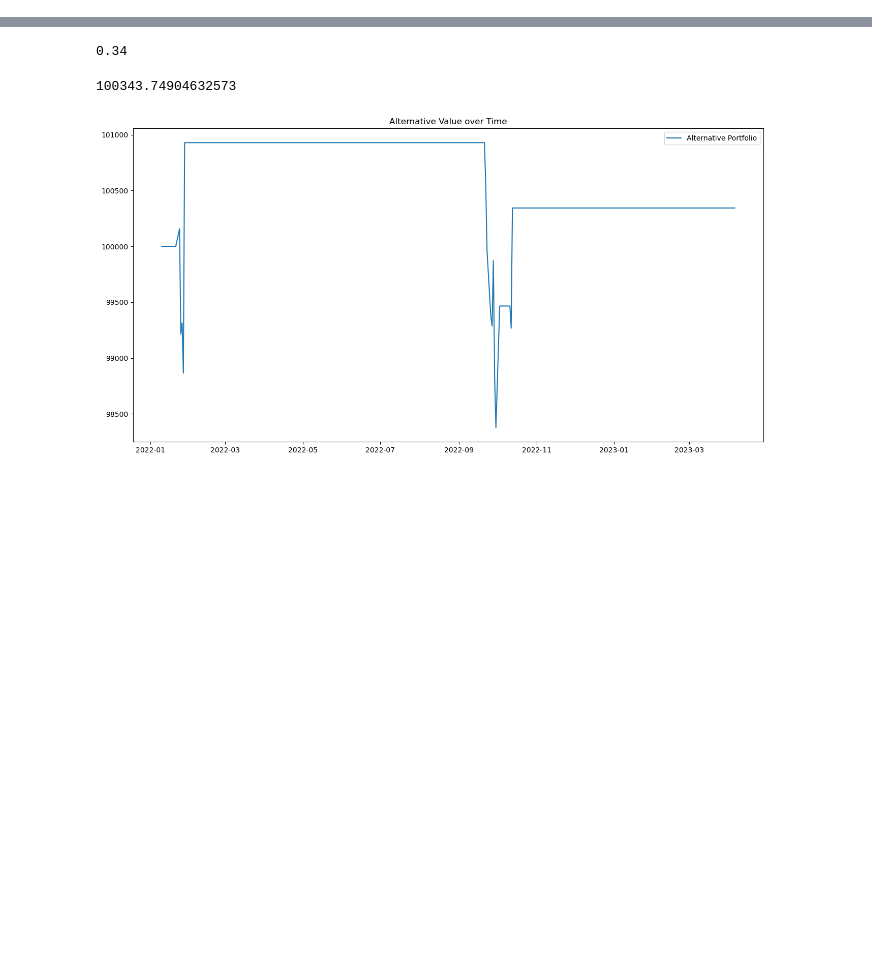
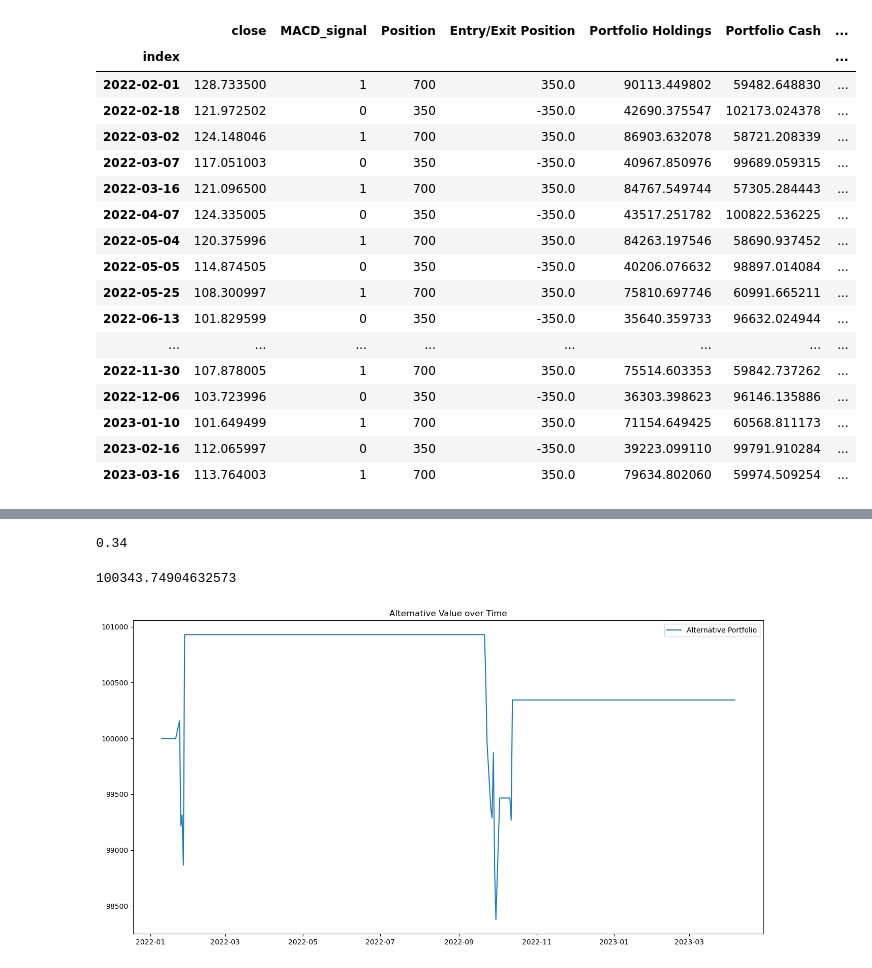
Before and after one commit to tlchampion/mwp_algorithmic_trading, a Jupyter notebook: project2_dev.ipynb, the cells around one changed output, grey strips where cells are left out. Cells and saved outputs as stored; diff of their text form; code cells hidden in the pictures; blank space fills up the shorter version.

```diff
--- a/project2_dev.ipynb
+++ b/project2_dev.ipynb
@@ -30,3 +30,18 @@ import datetime
 # %% [output]
 [interactive output not drawn]
 [interactive output not drawn]
+# %%
+df_conservative = pd.read_csv(Path(f"./data/performance/performance_data_rsi_conservative.csv"),
+                 index_col='index', parse_dates=True, infer_datetime_format=True)
+
+df_balanced = pd.read_csv(Path(f"./data/performance/performance_data_macd_balanced.csv"),
+                 index_col='index', parse_dates=True, infer_datetime_format=True)
+
+df_growth = pd.read_csv(Path(f"./data/performance/performance_data_macd_growth.csv"),
+                 index_col='index', parse_dates=True, infer_datetime_format=True)
+
+df_aggressive = pd.read_csv(Path(f"./data/performance/performance_data_macd_aggressive.csv"),
+                 index_col='index', parse_dates=True, infer_datetime_format=True)
+
+df_alternative = pd.read_csv(Path(f"./data/performance/performance_data_macd_alternative.csv"),
+                 index_col='index', parse_dates=True, infer_datetime_format=True)
@@ -32,0 +124,21 @@ import datetime
+# %%
+df_aggressive[df_aggressive['Entry/Exit Position'] != 0]
+# %% [output]
+|  | close | MACD_signal | Position | Entry/Exit Position | Portfolio Holdings | Portfolio Cash | ... |
+| index |  |  |  |  |  |  | ... |
+| 2022-02-01 | 128.733500 | 1 | 700 | 350.0 | 90113.449802 | 59482.648830 | ... |
+| 2022-02-18 | 121.972502 | 0 | 350 | -350.0 | 42690.375547 | 102173.024378 | ... |
+| 2022-03-02 | 124.148046 | 1 | 700 | 350.0 | 86903.632078 | 58721.208339 | ... |
+| 2022-03-07 | 117.051003 | 0 | 350 | -350.0 | 40967.850976 | 99689.059315 | ... |
+| 2022-03-16 | 121.096500 | 1 | 700 | 350.0 | 84767.549744 | 57305.284443 | ... |
+| 2022-04-07 | 124.335005 | 0 | 350 | -350.0 | 43517.251782 | 100822.536225 | ... |
+| 2022-05-04 | 120.375996 | 1 | 700 | 350.0 | 84263.197546 | 58690.937452 | ... |
+| 2022-05-05 | 114.874505 | 0 | 350 | -350.0 | 40206.076632 | 98897.014084 | ... |
+| 2022-05-25 | 108.300997 | 1 | 700 | 350.0 | 75810.697746 | 60991.665211 | ... |
+| 2022-06-13 | 101.829599 | 0 | 350 | -350.0 | 35640.359733 | 96632.024944 | ... |
+| ... | ... | ... | ... | ... | ... | ... | ... |
+| 2022-11-30 | 107.878005 | 1 | 700 | 350.0 | 75514.603353 | 59842.737262 | ... |
+| 2022-12-06 | 103.723996 | 0 | 350 | -350.0 | 36303.398623 | 96146.135886 | ... |
+| 2023-01-10 | 101.649499 | 1 | 700 | 350.0 | 71154.649425 | 60568.811173 | ... |
+| 2023-02-16 | 112.065997 | 0 | 350 | -350.0 | 39223.099110 | 99791.910284 | ... |
+| 2023-03-16 | 113.764003 | 1 | 700 | 350.0 | 79634.802060 | 59974.509254 | ... |
```
Also changed, not shown: parts of 24 cells of this notebook, 25 other files.
